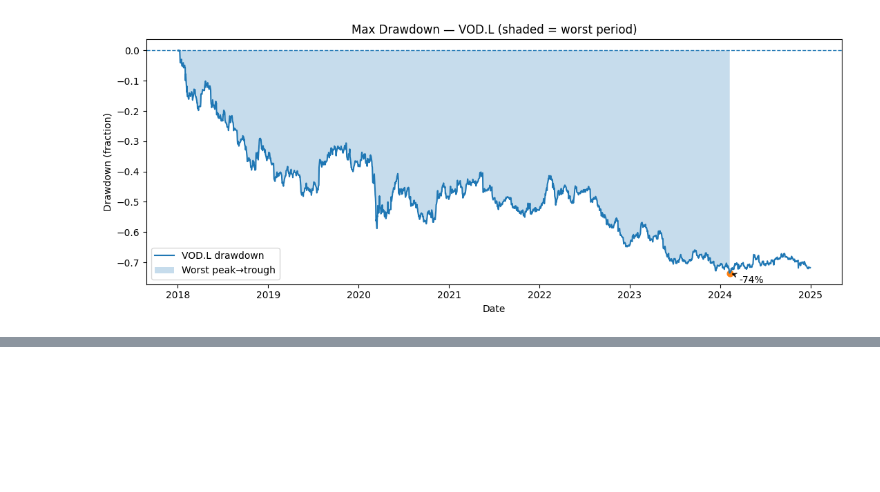
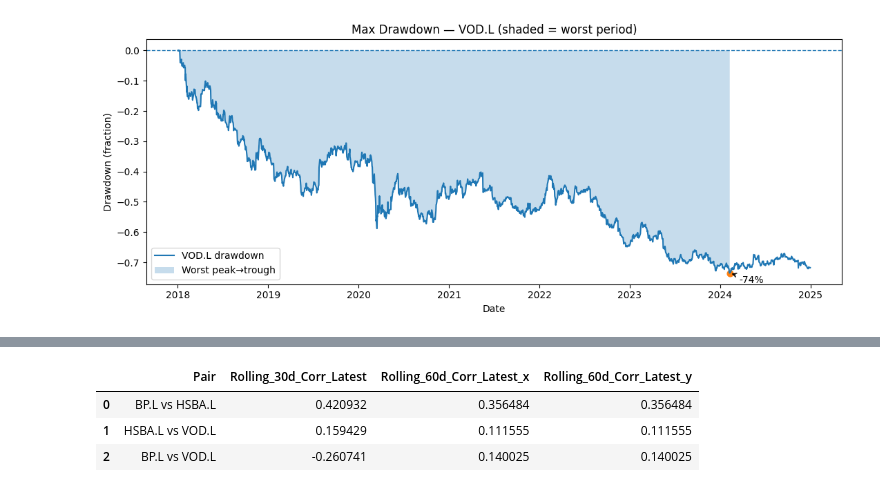
Before and after one commit to Shun3711/stock-trend-etl-spark, a Jupyter notebook: spark_jobs/Risk-Adjusted Metrics.ipynb, the cells around one changed output, grey strips where cells are left out. Drawn from its saved outputs; the diff is of its cells as text; code cells hidden in the pictures; blank space fills up the shorter version.

```diff
--- a/spark_jobs/Risk-Adjusted Metrics.ipynb
+++ b/spark_jobs/Risk-Adjusted Metrics.ipynb
@@ -262,0 +317,36 @@ for tkr, g in df.sort_values(['Ticker','Date']).groupby('Ticker'):
+# %%
+import itertools
+import pandas as pd
+import matplotlib.pyplot as plt
+
+# Wide daily return matrix (decimals)
+returns_wide = df.pivot(index="Date", columns="Ticker", values="ret_dec").sort_index()
+
+windows = [30, 60, 120]  # change to 30/120 to compare
+rol_cor_table = []
+for window in windows:
+    tickers = list(returns_wide.columns)
+    pairs = list(itertools.combinations(tickers, 2))
+
+    def rolling_corr_pair(wide: pd.DataFrame, a: str, b: str, w: int) -> pd.Series:
+        return wide[a].rolling(w).corr(wide[b])
+
+    # Build a small summary of the latest rolling corr for all pairs
+    latest_rows = []
+    for a, b in pairs:
+        rc = rolling_corr_pair(returns_wide, a, b, window)
+        latest_rows.append({
+            "Pair": f"{a} vs {b}",
+            f"Rolling_{window}d_Corr_Latest": rc.dropna().iloc[-1] if rc.notna().any() else None
+        })
+    rolling_summary = pd.DataFrame(latest_rows).sort_values(f"Rolling_{window}d_Corr_Latest", ascending=False)
+    rol_cor_table.append(rolling_summary)
+    # display(rolling_summary)
+
+rol_cor_comb_sum =  rol_cor_table[0].merge(rol_cor_table[1], on="Pair").merge(rol_cor_table[1], on="Pair")
+rol_cor_comb_sum
+# %% [output]
+|  | Pair | Rolling_30d_Corr_Latest | Rolling_60d_Corr_Latest_x | Rolling_60d_Corr_Latest_y |
+| 0 | BP.L vs HSBA.L | 0.420932 | 0.356484 | 0.356484 |
+| 1 | HSBA.L vs VOD.L | 0.159429 | 0.111555 | 0.111555 |
+| 2 | BP.L vs VOD.L | -0.260741 | 0.140025 | 0.140025 |
```
Also changed, not shown: parts of 9 cells of this notebook, 1 other file.
